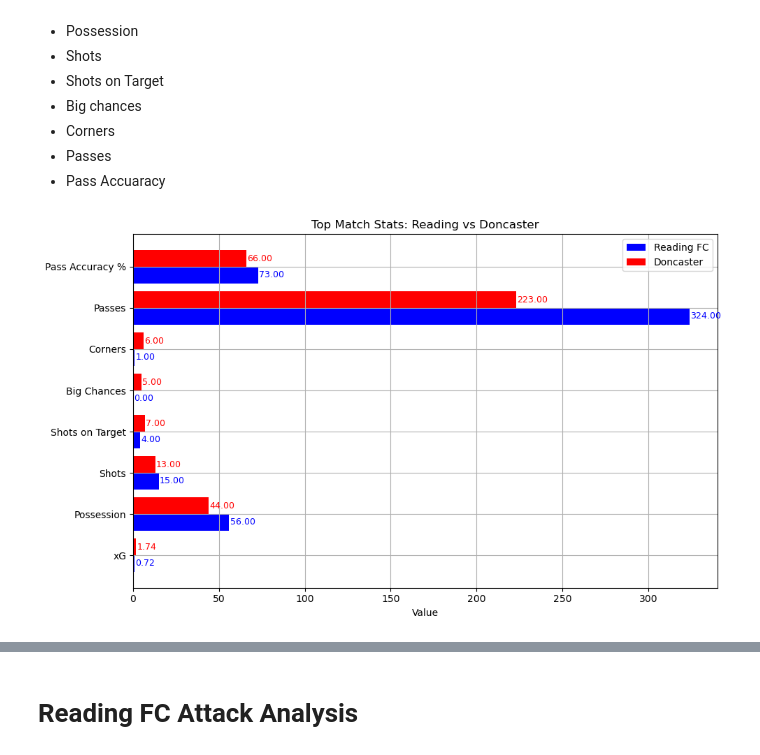
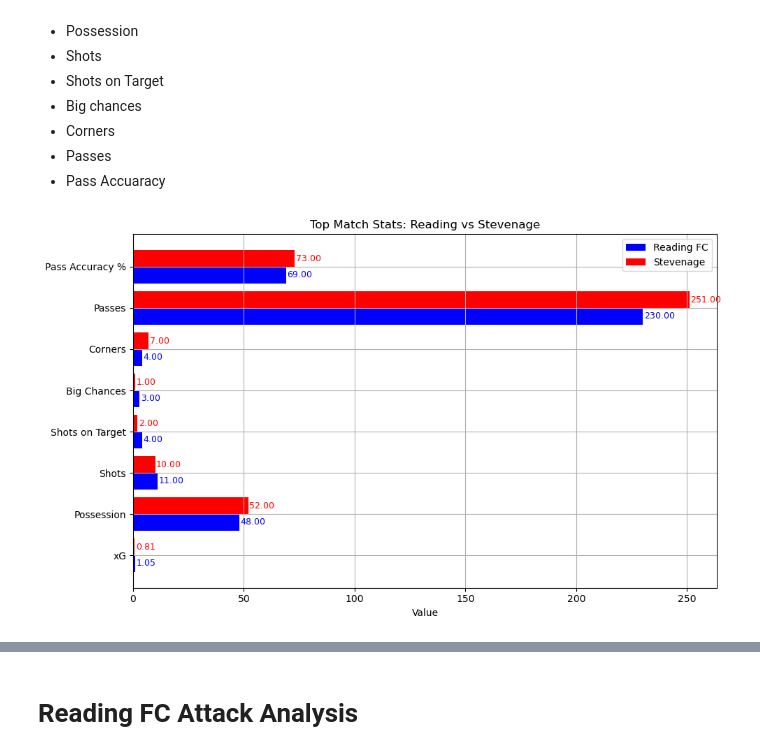
Before and after one commit to abryantgithub/Football_Analysis, a Jupyter notebook: notebooks/match-reports/Stevenage.ipynb, the cells around one changed output, grey strips where cells are left out. Drawn from its saved outputs; the diff is of its cells as text; code cells hidden in the pictures.

```diff
--- a/notebooks/match-reports/Stevenage.ipynb
+++ b/notebooks/match-reports/Stevenage.ipynb
@@ -21,10 +21,10 @@ import numpy as np
 
 df = pd.read_csv('../../data/rfc_matchdata.csv')
 
-# Filtering for Mansfield at Home
-df_doncaster_home = df[(df["Opponent"] == "Doncaster") & (df["Venue"] == "H")].reset_index(drop=True)
+# Filtering for correct match
+df_stevenage_home = df[(df["Opponent"] == "Stevenage") & (df["Venue"] == "H")].reset_index(drop=True)
 
-match = df_doncaster_home.iloc[0]
+match = df_stevenage_home.iloc[0]
 # %% [markdown]
 - "rfc" = Reading FC based stat
 - "opp" = Opponent based stat
@@ -75,7 +75,7 @@ top_stats = {
 }
 
 # Convert to DataFrame
-basic_df = pd.DataFrame(top_stats, index=['Reading FC', 'Doncaster']).T
+basic_df = pd.DataFrame(top_stats, index=['Reading FC', 'Stevenage']).T
 
 fig, ax = plt.subplots(figsize=(10, 6))
 bar_width = 0.4
@@ -90,37 +90,37 @@ reading_bars = ax.barh(
     color='blue'
 )
 
 # Opponent bars
 opp_bars = ax.barh(
     [i + bar_width / 2 for i in y],
-    basic_df['Doncaster'],
+    basic_df['Stevenage'],
     height=bar_width,
-    label='Doncaster',
+    label='Stevenage',
     color='red'
 )
 
 # Adding data labels
 for bar in reading_bars:
     width = bar.get_width()
     y_pos = bar.get_y() + bar.get_height() / 2
     ax.text(width + 0.5, y_pos, f'{width:.2f}', va='center', ha='left', color='blue', fontsize=9)
 
 for bar in opp_bars:
     width = bar.get_width()
     y_pos = bar.get_y() + bar.get_height() / 2
     ax.text(width + 0.5, y_pos, f'{width:.2f}', va='center', ha='left', color='red', fontsize=9)
 
 # Final formatting
 ax.set_yticks(y)
 ax.set_yticklabels(basic_df.index)
 ax.set_xlabel("Value")
-ax.set_title("Top Match Stats: Reading vs Doncaster")
+ax.set_title("Top Match Stats: Reading vs Stevenage")
 ax.legend()
 ax.grid(True)
 plt.tight_layout()
 plt.show()
 # %% [output]
-[figure, old version]
+[figure, new version]
 # %%
 #checking averages for either Home or Away games
 
```
Also changed, not shown: parts of 33 cells of this notebook, 3 other files.
